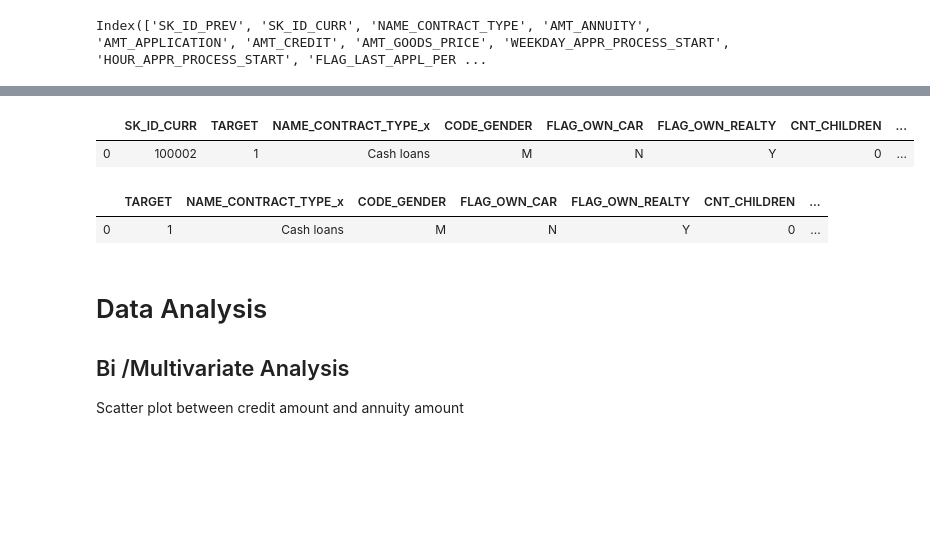
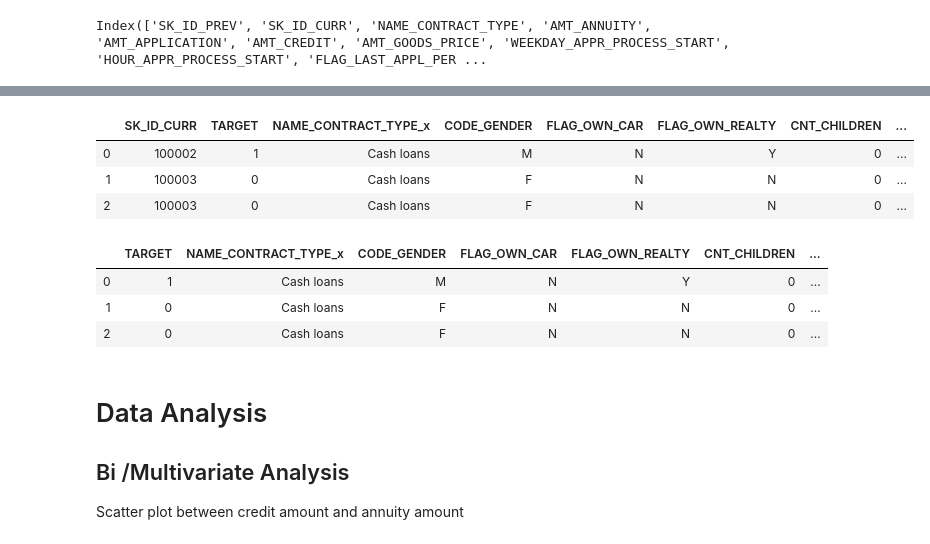
Before and after one commit to padma-it/DataScienceCaseStudies, a Jupyter notebook: Credit EDA/EDA Case Study - Bank Loan - Amrita.ipynb, the cells around one changed output, grey strips where cells are left out. Saved outputs shown, nothing was run; the diff lists cells and outputs as text; code cells hidden in the pictures; blank space fills up the shorter version.

```diff
--- a/Credit EDA/EDA Case Study - Bank Loan - Amrita.ipynb
+++ b/Credit EDA/EDA Case Study - Bank Loan - Amrita.ipynb
@@ -212,4 +257,4 @@ memory usage: 171.3+ MB
 # %%
-drop_column_names = ['AMT_REQ_CREDIT_BUREAU_DAY','AMT_REQ_CREDIT_BUREAU_MON','AMT_REQ_CREDIT_BUREAU_QRT','AMT_REQ_CREDIT_BUREAU_WEEK','AMT_REQ_CREDIT_BUREAU_YEAR','EXT_SOURCE_2','EXT_SOURCE_3','HOUR_APPR_PROCESS_START','NAME_TYPE_SUITE','WEEKDAY_APPR_PROCESS_START']
-applicationDF.drop(columns=drop_column_names, axis=1, inplace=True)
-applicationDF.head()
+#drop_column_names = ['AMT_REQ_CREDIT_BUREAU_DAY','AMT_REQ_CREDIT_BUREAU_MON','AMT_REQ_CREDIT_BUREAU_QRT','AMT_REQ_CREDIT_BUREAU_WEEK','AMT_REQ_CREDIT_BUREAU_YEAR','EXT_SOURCE_2','EXT_SOURCE_3','HOUR_APPR_PROCESS_START','NAME_TYPE_SUITE','WEEKDAY_APPR_PROCESS_START']
+#applicationDF.drop(columns=drop_column_names, axis=1, inplace=True)
+#applicationDF.head()
@@ -342,18 +380,22 @@ previousDF.head()
 # %%
 #merge both the dataframe on SK_ID_CURR with Inner Joins
 loan_process_df = pd.merge(applicationDF, previousDF, on='SK_ID_CURR')
-loan_process_df.head(1)
+loan_process_df.head(3)
 # %% [output]
 |  | SK_ID_CURR | TARGET | NAME_CONTRACT_TYPE_x | CODE_GENDER | FLAG_OWN_CAR | FLAG_OWN_REALTY | CNT_CHILDREN | ... |
 | 0 | 100002 | 1 | Cash loans | M | N | Y | 0 | ... |
+| 1 | 100003 | 0 | Cash loans | F | N | N | 0 | ... |
+| 2 | 100003 | 0 | Cash loans | F | N | N | 0 | ... |
 # %%
 #drop unnecessary extra columns
 drop_column_names = ['SK_ID_CURR','SK_ID_PREV']
 loan_process_df.drop(columns=drop_column_names, axis=1, inplace=True)
-loan_process_df.head(1)
+loan_process_df.head(3)
 # %% [output]
 |  | TARGET | NAME_CONTRACT_TYPE_x | CODE_GENDER | FLAG_OWN_CAR | FLAG_OWN_REALTY | CNT_CHILDREN | ... |
 | 0 | 1 | Cash loans | M | N | Y | 0 | ... |
+| 1 | 0 | Cash loans | F | N | N | 0 | ... |
+| 2 | 0 | Cash loans | F | N | N | 0 | ... |
 # %% [markdown]
 # Data Analysis
 ## Bi /Multivariate Analysis
```
Also changed, not shown: parts of 6 cells of this notebook.
